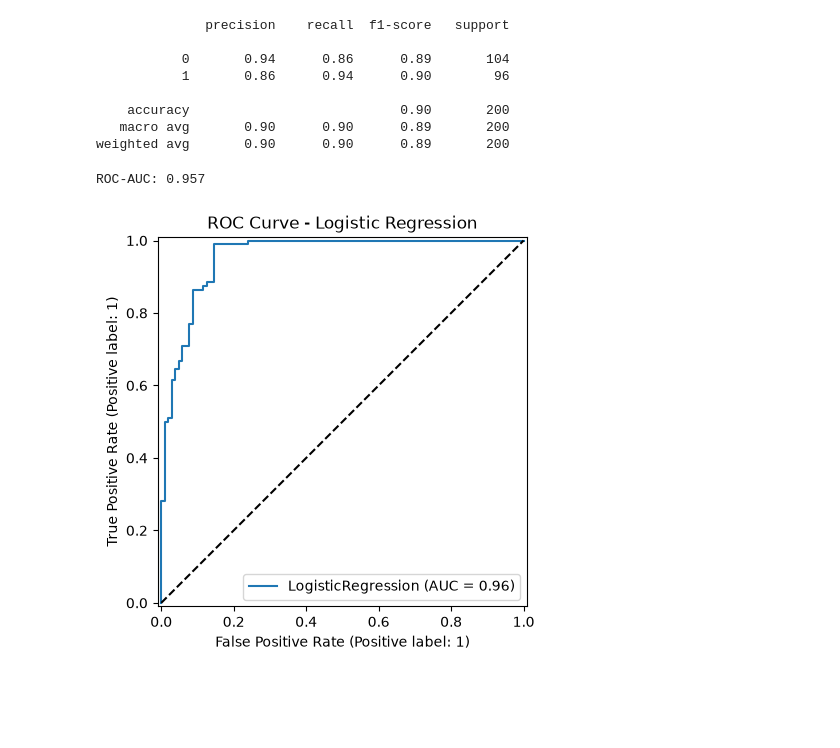
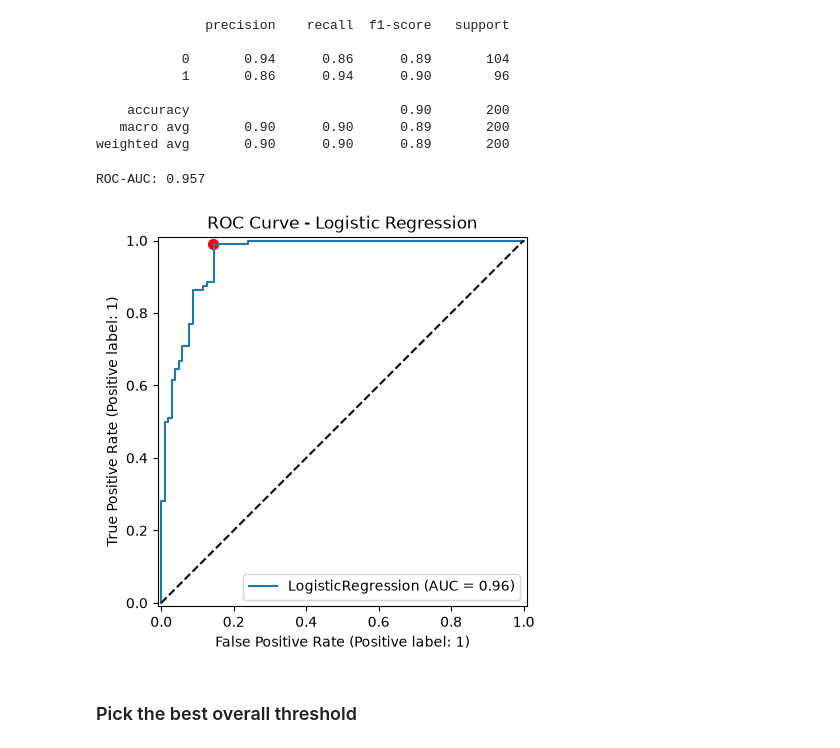
Before and after one commit to sweavs111/genomics_ml_tutorial, a Jupyter notebook: module_02.ipynb, the cells around one changed output. Cells and saved outputs as stored; diff of their text form; code cells hidden in the pictures; blank space fills up the shorter version.

```diff
--- a/module_02.ipynb
+++ b/module_02.ipynb
@@ -143,14 +138,17 @@ weighted avg       0.90      0.90      0.89       200
 # %%
 # ROC-AUC
 from sklearn.metrics import roc_auc_score, RocCurveDisplay
 
 auc = roc_auc_score(y_test, y_proba[:, 1])
 print(f"ROC-AUC: {auc:.3f}")
 
 RocCurveDisplay.from_estimator(model, X_test, y_test)
 plt.plot([0, 1], [0, 1], 'k--', label='Random classifier')
+plt.scatter(0.144, 0.990, color = 'red', s=50) # The optimal threshold as calculated below (threshold = 0.35)
 plt.title("ROC Curve - Logistic Regression")
 plt.show()
 # %% [output]
 ROC-AUC: 0.957
-[figure, old version]
+[figure, new version]
+# %% [markdown]
+### Pick the best overall threshold
```
Also changed, not shown: parts of 3 cells of this notebook.
